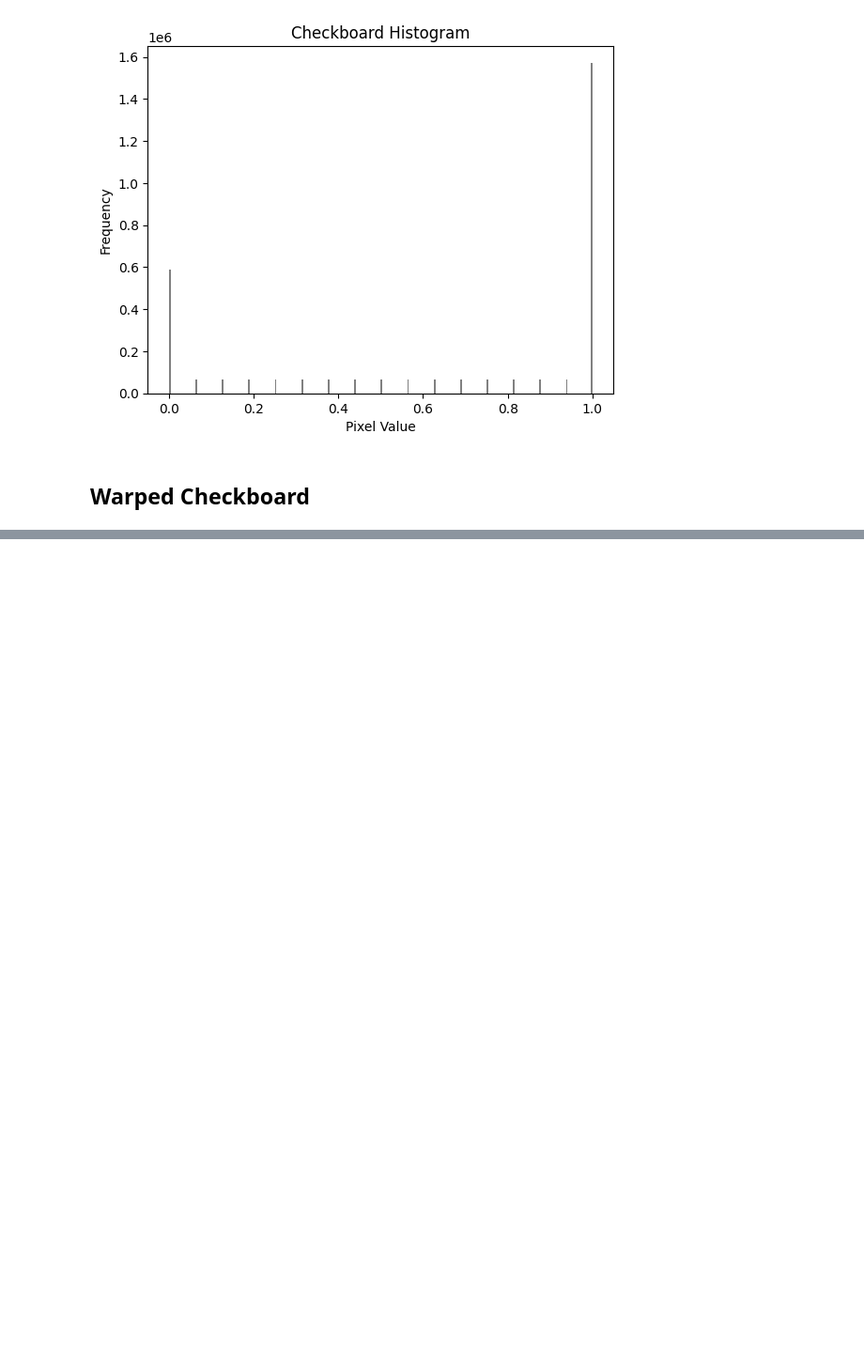
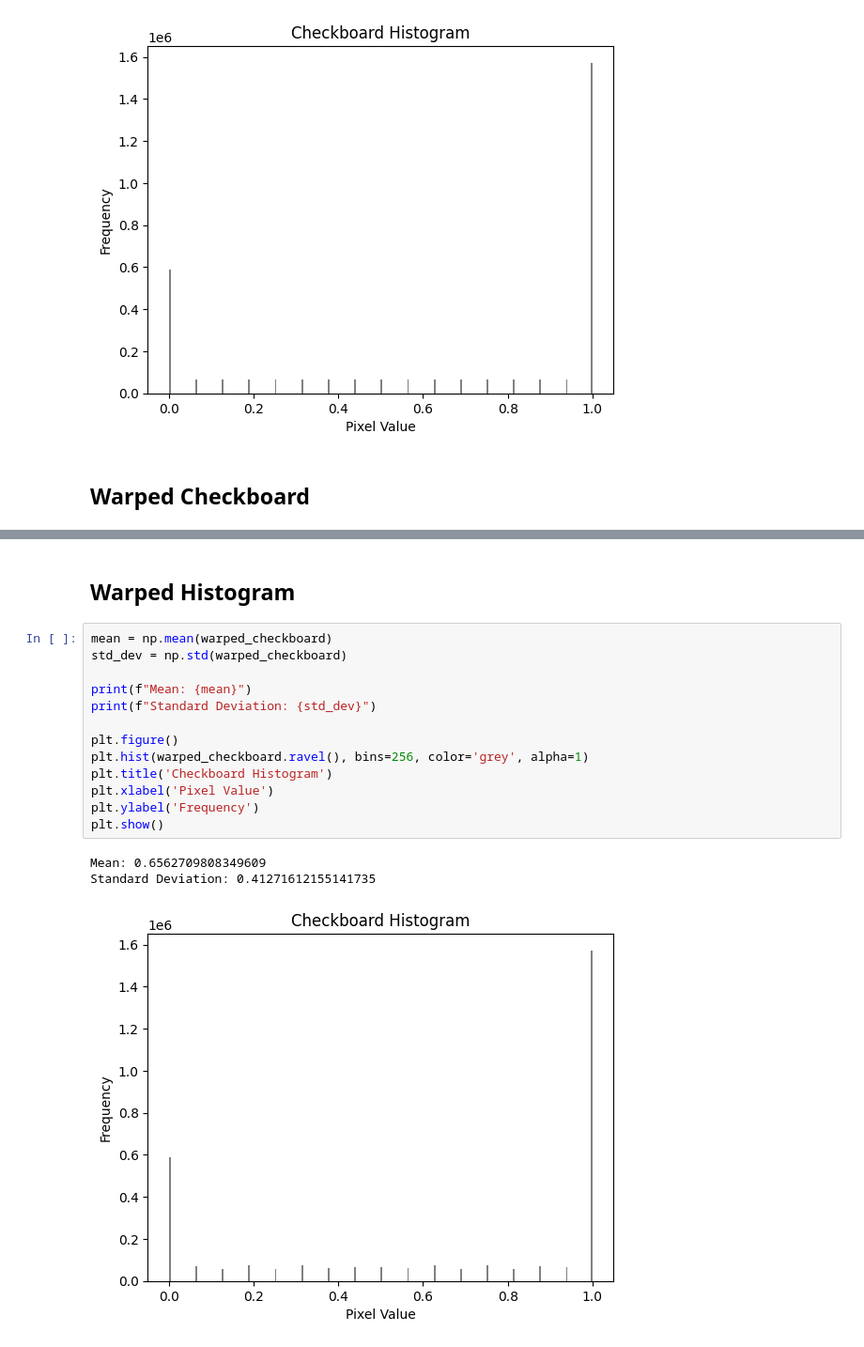
Before and after one commit to YoussefHassanien/Image-Processing-Tasks, a Jupyter notebook: Task 1/Checkboard.ipynb, the cells around one changed output, grey strips where cells are left out. Shown at 94% size. Drawn from its saved outputs; the diff is of its cells as text; blank space fills up the shorter version.

Commit message:
Added warped histogram

```diff
--- a/Task 1/Checkboard.ipynb
+++ b/Task 1/Checkboard.ipynb
@@ -62,0 +63,19 @@ plt.show()
+# %% [markdown]
+## Warped Histogram
+# %%
+mean = np.mean(warped_checkboard)
+std_dev = np.std(warped_checkboard)
+
+print(f"Mean: {mean}")
+print(f"Standard Deviation: {std_dev}")
+
+plt.figure()
+plt.hist(warped_checkboard.ravel(), bins=256, color='grey', alpha=1)
+plt.title('Checkboard Histogram')
+plt.xlabel('Pixel Value')
+plt.ylabel('Frequency')
+plt.show()
+# %% [output]
+Mean: 0.6562709808349609
+Standard Deviation: 0.41271612155141735
+[figure, added]
```
Also changed, not shown: parts of 1 cell of this notebook.
